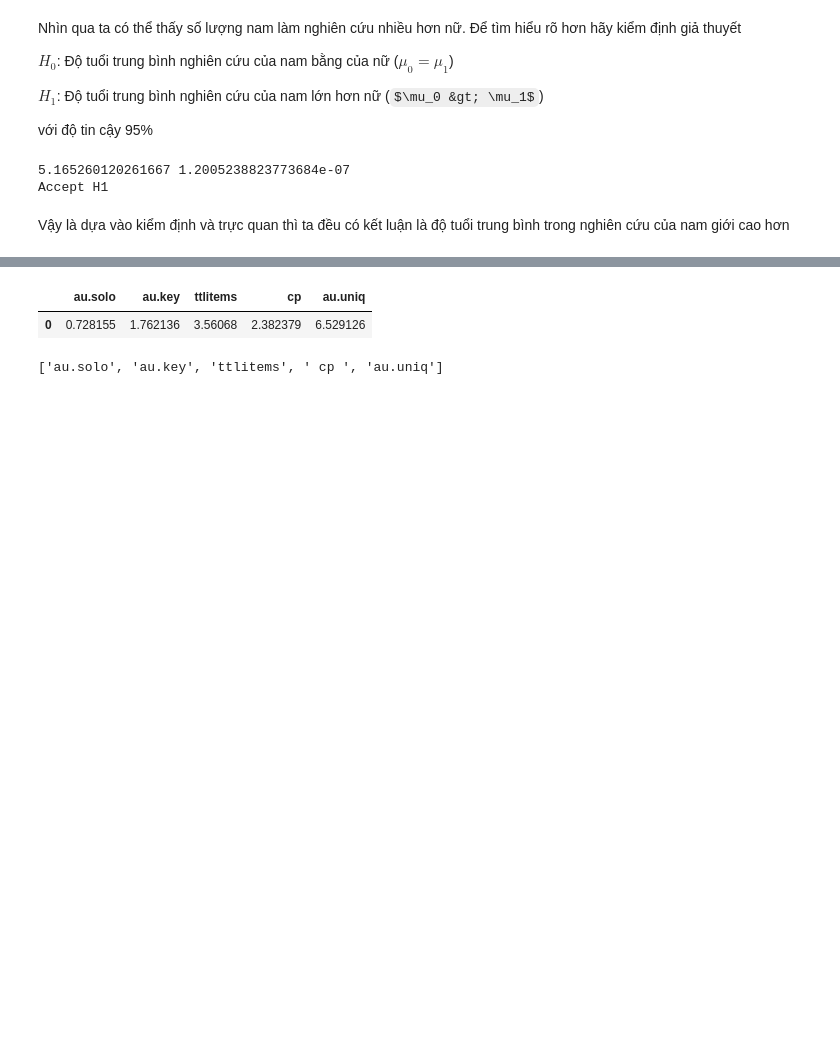
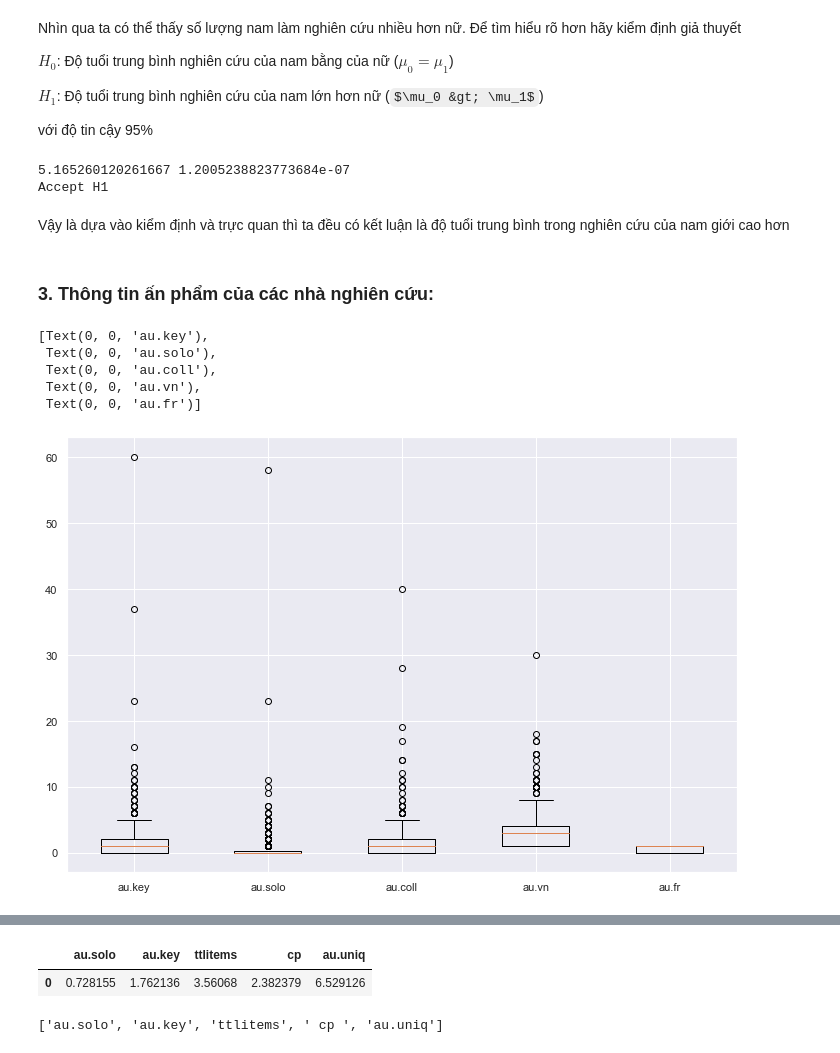
Before and after one commit to bason1999qn/Final_Data_Visualization, a Jupyter notebook: Final_DV.ipynb, the cells around one changed output, grey strips where cells are left out. Drawn from its saved outputs; the diff is of its cells as text; code cells hidden in the pictures; some formulas as TeX source; blank space fills up the shorter version.

```diff
--- a/Final_DV.ipynb
+++ b/Final_DV.ipynb
@@ -272,3 +273,18 @@ else:
 Accept H1
 # %% [markdown]
 Vậy là dựa vào kiểm định và trực quan thì ta đều có kết luận là độ tuổi trung bình trong nghiên cứu của nam giới cao hơn
+# %% [markdown]
+### 3. Thông tin ấn phẩm của các nhà nghiên cứu:
+# %%
+my_dict = {'au.key': df['au.key'],'au.solo':df['au.solo'], 'au.coll':df['au.coll'],
+          'au.vn': df['au.vn'],'au.fr':df['au.fc']}
+fig,ax = plt.subplots()
+ax.boxplot(my_dict.values())
+ax.set_xticklabels(my_dict.keys())
+# %% [output]
+[Text(0, 0, 'au.key'),
+ Text(0, 0, 'au.solo'),
+ Text(0, 0, 'au.coll'),
+ Text(0, 0, 'au.vn'),
+ Text(0, 0, 'au.fr')]
+[figure, added]
```
Also changed, not shown: parts of 15 cells of this notebook.
